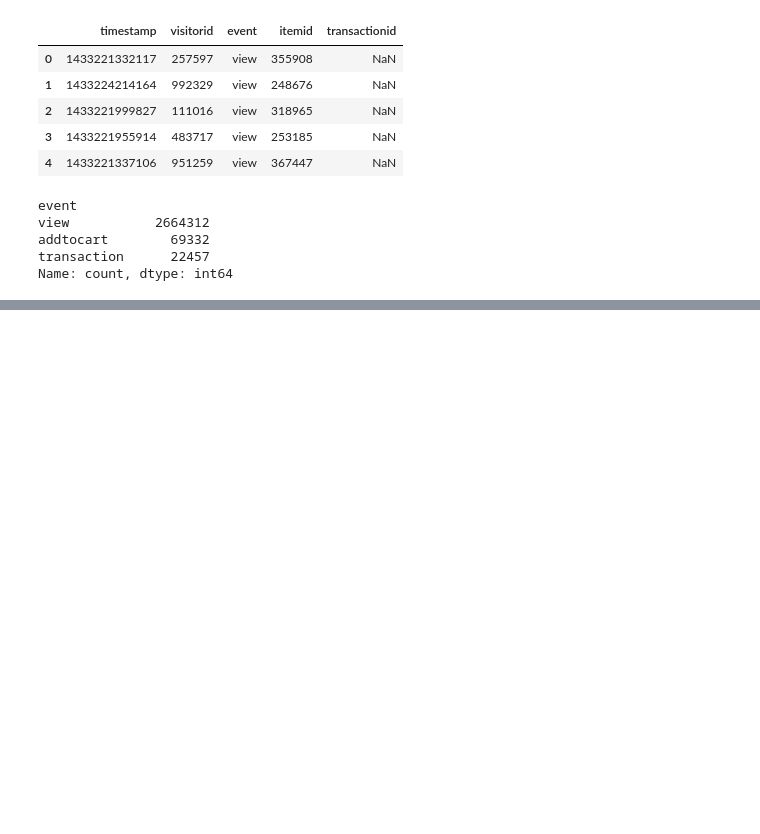
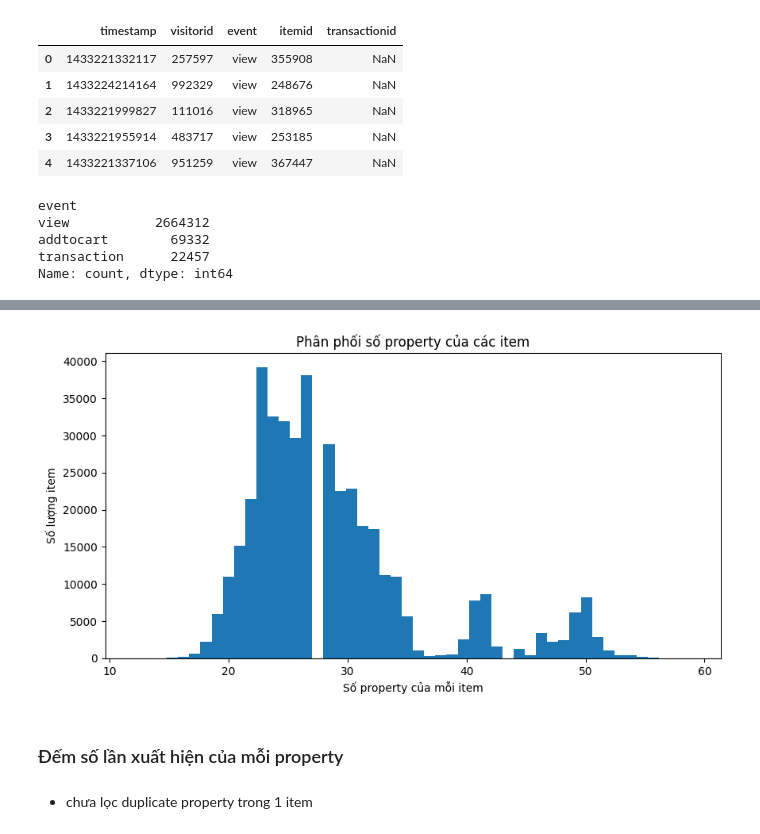
Before and after one commit to bluff-king/Customer-Segment-Personalization, a Jupyter notebook: EDA/eda.ipynb, the cells around one changed output, grey strips where cells are left out. Drawn from its saved outputs; the diff is of its cells as text; code cells hidden in the pictures; blank space fills up the shorter version.

```diff
--- a/EDA/eda.ipynb
+++ b/EDA/eda.ipynb
@@ -20,0 +106,4 @@ Name: count, dtype: int64
+# %%
+item_1_df=pd.read_csv('../dataset/item_properties_part1.csv')
+item_1_df.head()
+item_1_df
@@ -20,0 +156,3 @@ Name: count, dtype: int64
+# %%
+item_2_df=pd.read_csv('../dataset/item_properties_part2.csv')
+item_2_df.head()
@@ -20,0 +166,5 @@ Name: count, dtype: int64
+# %%
+print(item_1_df.shape)
+print(item_2_df.shape)
+item_properties_df = pd.concat([item_1_df, item_2_df], axis=0)
+print(item_properties_df.shape)
@@ -20,0 +231,6 @@ Name: count, dtype: int64
+# %%
+item_property_count = (
+    item_properties_df.groupby("itemid")["property"].nunique().reset_index(name="num_properties")
+)
+print(item_property_count.head())
+item_property_count["num_properties"].value_counts().sort_index()
@@ -20,0 +261,11 @@ Name: count, dtype: int64
+# %%
+plt.figure(figsize=(10,5))
+plt.hist(item_property_count["num_properties"], bins=50)
+plt.xlabel("Số property của mỗi item")
+plt.ylabel("Số lượng item")
+plt.title("Phân phối số property của các item")
+plt.show()
+# %% [output]
+[figure, added]
+# %% [markdown]
+### Đếm số lần xuất hiện của mỗi property
@@ -20,0 +315,2 @@ Name: count, dtype: int64
+# %% [markdown]
+* chưa lọc duplicate property trong 1 item
```
Also changed, not shown: parts of 38 cells of this notebook.
